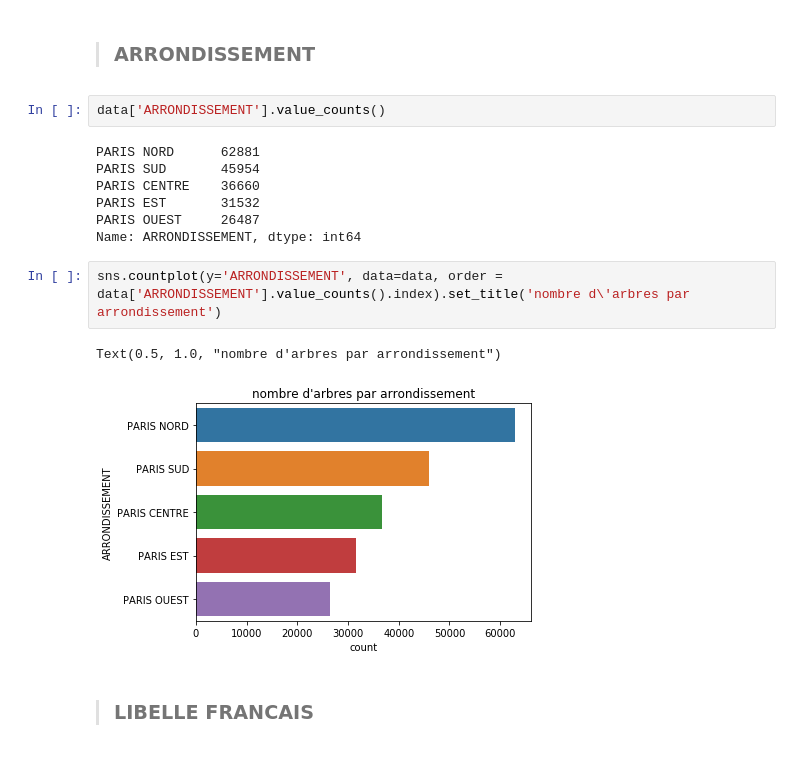
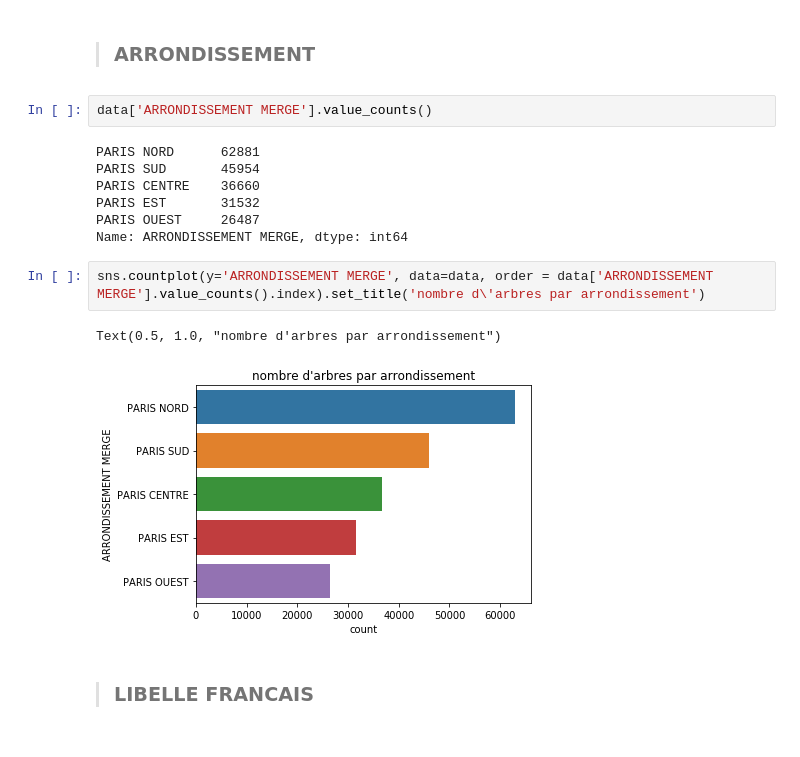
Before and after one commit to Rezzas/ocr_projet2, a Jupyter notebook: P2_ramos_sebastian/P2_ramos_sebastian.ipynb, the cells around one changed output. Saved outputs shown, nothing was run; the diff lists cells and outputs as text.

```diff
--- a/P2_ramos_sebastian/P2_ramos_sebastian.ipynb
+++ b/P2_ramos_sebastian/P2_ramos_sebastian.ipynb
@@ -2082,19 +2082,19 @@ sns.countplot(x=haut_cut)
 # %% [markdown]
 > ### ARRONDISSEMENT
 # %%
-data['ARRONDISSEMENT'].value_counts()
+data['ARRONDISSEMENT MERGE'].value_counts()
 # %% [output]
 PARIS NORD      62881
 PARIS SUD       45954
 PARIS CENTRE    36660
 PARIS EST       31532
 PARIS OUEST     26487
-Name: ARRONDISSEMENT, dtype: int64
+Name: ARRONDISSEMENT MERGE, dtype: int64
 # %%
-sns.countplot(y='ARRONDISSEMENT', data=data, order = data['ARRONDISSEMENT'].value_counts().index).set_title('nombre d\'arbres par arrondissement')
+sns.countplot(y='ARRONDISSEMENT MERGE', data=data, order = data['ARRONDISSEMENT MERGE'].value_counts().index).set_title('nombre d\'arbres par arrondissement')
 # %% [output]
 Text(0.5, 1.0, "nombre d'arbres par arrondissement")
-[figure, old version]
+[figure, new version]
 # %% [markdown]
 > ### LIBELLE FRANCAIS
 # %%
```
Also changed, not shown: parts of 40 cells of this notebook.
